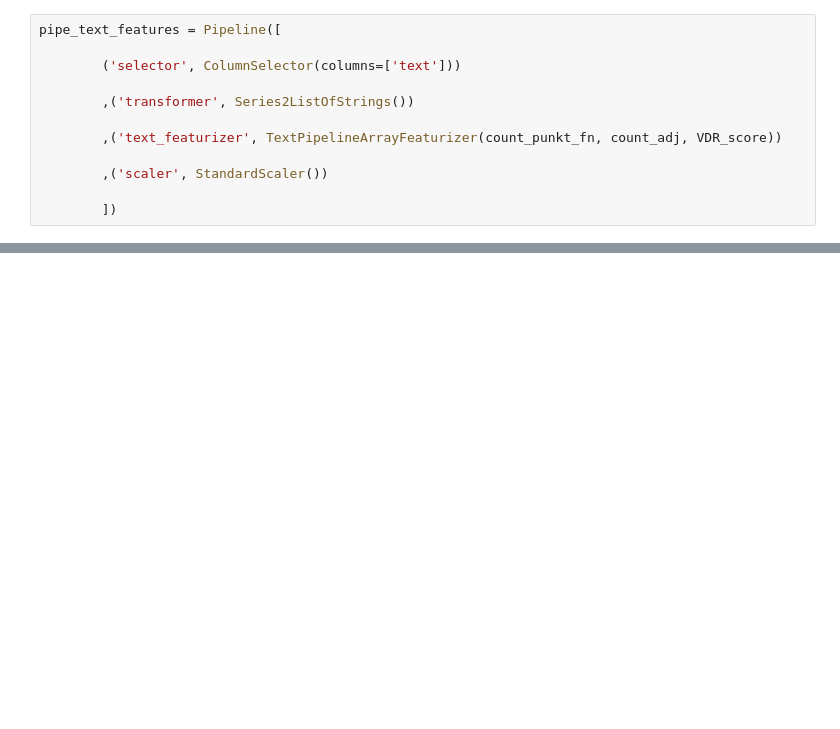
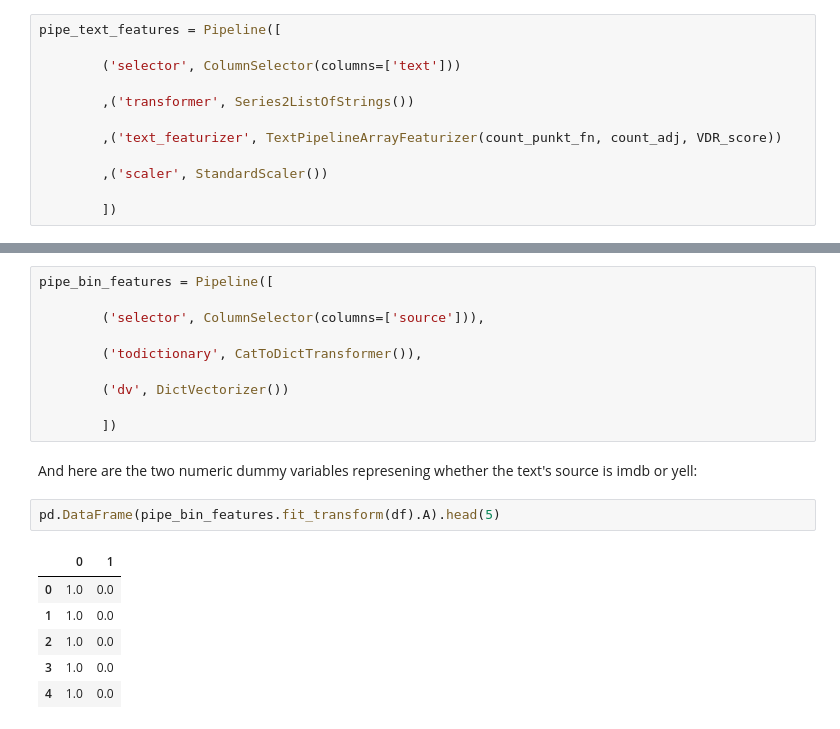
Before and after one commit to mamonu/bumblebee, a Jupyter notebook: examples/Example3_custom_adhoc_features_within_sklearn_pipelines.ipynb, the cells around one changed output, grey strips where cells are left out. Drawn from its saved outputs; the diff is of its cells as text; blank space fills up the shorter version.

```diff
--- a/examples/Example3_custom_adhoc_features_within_sklearn_pipelines.ipynb
+++ b/examples/Example3_custom_adhoc_features_within_sklearn_pipelines.ipynb
@@ -113,0 +161,21 @@ Here we create a pipeline that extracts the source of each text as a non-text ad
+# %%
+pipe_bin_features = Pipeline([
+
+        ('selector', ColumnSelector(columns=['source'])),
+
+        ('todictionary', CatToDictTransformer()),
+
+        ('dv', DictVectorizer())
+
+        ])
+# %% [markdown]
+And here are the two numeric dummy variables represening whether the text's source is imdb or yell:
+# %%
+pd.DataFrame(pipe_bin_features.fit_transform(df).A).head(5)
+# %% [output]
+|  | 0 | 1 |
+| 0 | 1.0 | 0.0 |
+| 1 | 1.0 | 0.0 |
+| 2 | 1.0 | 0.0 |
+| 3 | 1.0 | 0.0 |
+| 4 | 1.0 | 0.0 |
```
Also changed, not shown: parts of 42 cells of this notebook.
